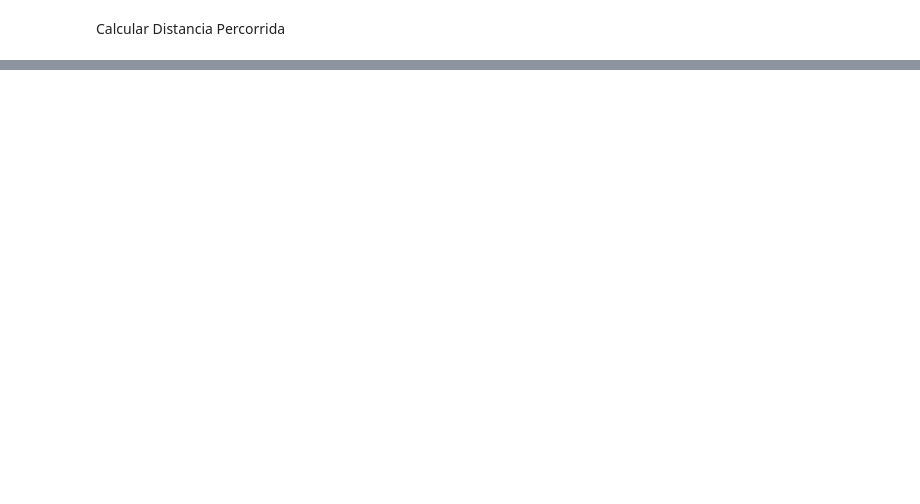
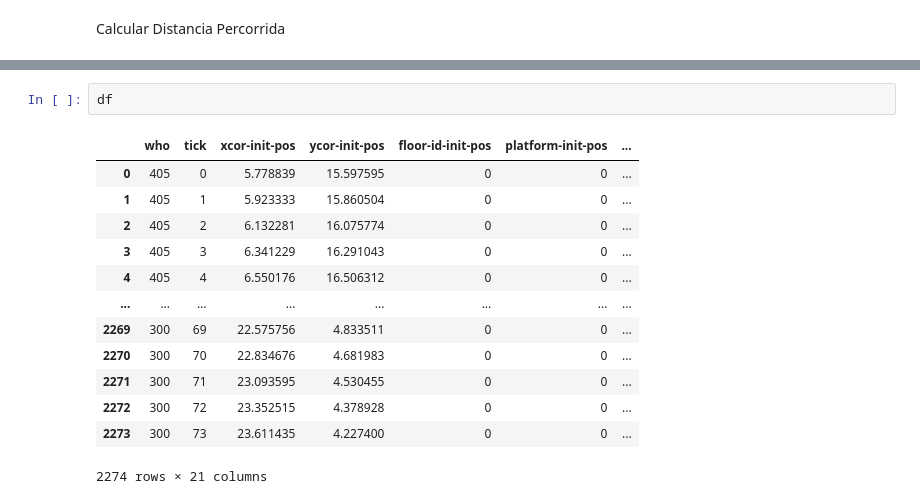
Before and after one commit to Educorreia932/FEUP-MS, a Jupyter notebook: Examples/experiments/analysis.ipynb, the cells around one changed output, grey strips where cells are left out. Cells and saved outputs as stored; diff of their text form; blank space fills up the shorter version.

```diff
--- a/Examples/experiments/analysis.ipynb
+++ b/Examples/experiments/analysis.ipynb
@@ -103,0 +103,16 @@ print(len(uniqueTurtle))
+# %%
+df
+# %% [output]
+|  | who | tick | xcor-init-pos | ycor-init-pos | floor-id-init-pos | platform-init-pos | ... |
+| 0 | 405 | 0 | 5.778839 | 15.597595 | 0 | 0 | ... |
+| 1 | 405 | 1 | 5.923333 | 15.860504 | 0 | 0 | ... |
+| 2 | 405 | 2 | 6.132281 | 16.075774 | 0 | 0 | ... |
+| 3 | 405 | 3 | 6.341229 | 16.291043 | 0 | 0 | ... |
+| 4 | 405 | 4 | 6.550176 | 16.506312 | 0 | 0 | ... |
+| ... | ... | ... | ... | ... | ... | ... | ... |
+| 2269 | 300 | 69 | 22.575756 | 4.833511 | 0 | 0 | ... |
+| 2270 | 300 | 70 | 22.834676 | 4.681983 | 0 | 0 | ... |
+| 2271 | 300 | 71 | 23.093595 | 4.530455 | 0 | 0 | ... |
+| 2272 | 300 | 72 | 23.352515 | 4.378928 | 0 | 0 | ... |
+| 2273 | 300 | 73 | 23.611435 | 4.227400 | 0 | 0 | ... |
+2274 rows × 21 columns
```
Also changed, not shown: parts of 8 cells of this notebook, 2 other files.
